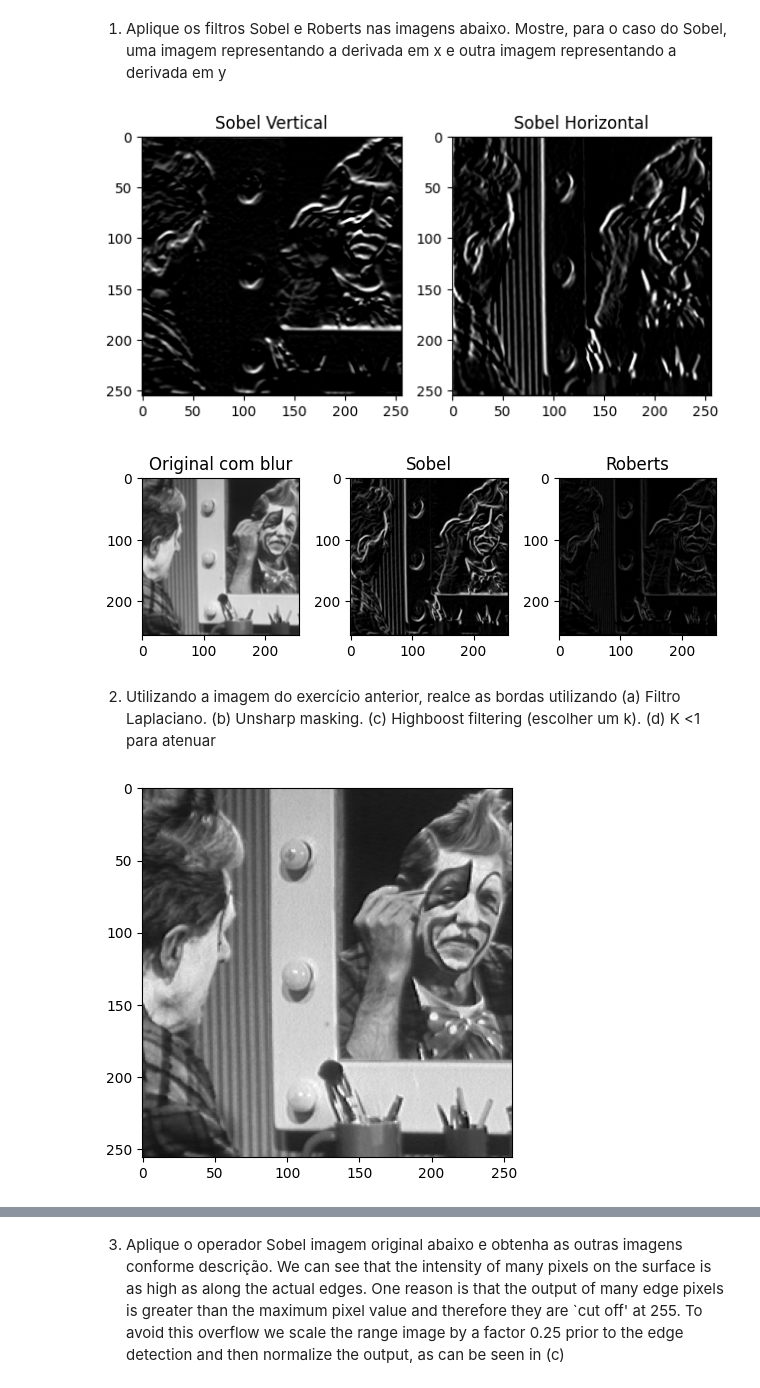
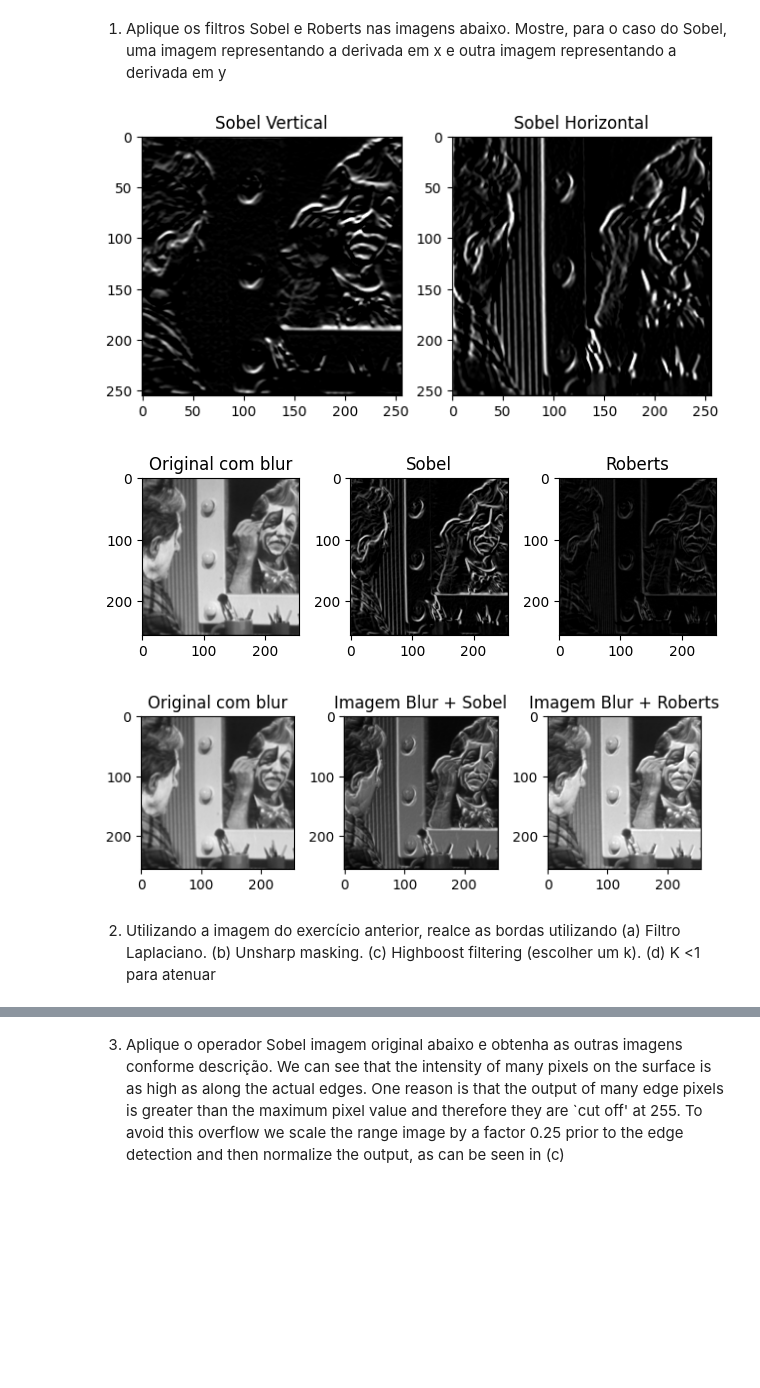
Before and after one commit to gventino/OpenCV2Practices, a Jupyter notebook: Lab05 - High pass filtering/Lab05.ipynb, the cells around one changed output, grey strips where cells are left out. Drawn from its saved outputs; the diff is of its cells as text; code cells hidden in the pictures; blank space fills up the shorter version.

```diff
--- a/Lab05 - High pass filtering/Lab05.ipynb
+++ b/Lab05 - High pass filtering/Lab05.ipynb
@@ -38,8 +38,6 @@ def apply_gaussian_filter(img, sigma, size=5):
 import cv2
 import matplotlib.pyplot as plt
 import numpy as np
-
-
 
 def conv(dimension:int, img, operator):
     new_img = img.copy()
@@ -71,50 +69,46 @@ def roberts(img):
     result = np.sqrt((np.float64(conv(2,img,h1))**2) + (np.float64(conv(2,img,h2))**2))
     return np.uint8(255*result/np.max(result))
 
-
-
-
-
-
 img1_original = cv2.imread("cln1.png", cv2.IMREAD_GRAYSCALE)
 img1 = apply_gaussian_filter(img1_original, 1.0, 5) #Desfoque gaussiano porque a imagem tem muito ruido\
 img2vertical, img2horizontal = sobel(img1)
 img3 = roberts(img1)
-
 
 plt.subplot(1, 2, 1)
 plt.imshow(img2vertical, cmap='gray')
 plt.title('Sobel Vertical')
 plt.subplot(1, 2, 2)
 plt.imshow(img2horizontal, cmap='gray')
 plt.title('Sobel Horizontal')
 plt.tight_layout()
 plt.show()
 
 plt.subplot(1, 3, 1)
 plt.imshow(img1, cmap='gray', vmin=0, vmax=255)
 plt.title('Original com blur')
 plt.subplot(1, 3, 2)
 plt.imshow(np.sqrt(img2vertical**2 + img2horizontal**2), cmap='gray')
 plt.title('Sobel')
 plt.subplot(1, 3, 3)
 plt.imshow(img3, cmap='gray', vmin=0, vmax=255)
 plt.title('Roberts')
 plt.tight_layout()
 plt.show()
+
+plt.subplot(1, 3, 1)
+plt.imshow(img1, cmap='gray', vmin=0, vmax=255)
+plt.title('Original com blur')
+plt.subplot(1, 3, 2)
+plt.imshow(img1+np.sqrt(img2vertical**2 + img2horizontal**2), cmap='gray')
+plt.title('Imagem Blur + Sobel')
+plt.subplot(1, 3, 3)
+plt.imshow(img1+img3, cmap='gray', vmin=0, vmax=255)
+plt.title('Imagem Blur + Roberts')
+plt.tight_layout()
+plt.show()
 # %% [output]
 [figure]
 [figure]
+[figure, added]
 # %% [markdown]
 2) Utilizando a imagem do exercício anterior, realce as bordas utilizando (a) Filtro Laplaciano. (b) Unsharp masking. (c) Highboost filtering (escolher um k). (d) K <1 para atenuar
-# %%
-# code here
-def laplace(img):
-    h1 = np.array([[0, 1, 0],
-                   [ 1, -4, 1],
-                   [ 0,  1, 0]])
-
-img1 = cv2.imread("cln1.png", cv2.IMREAD_GRAYSCALE)
-plt.imshow(img1, cmap='gray', vmin=0, vmax=255);
-# %% [output]
-[figure, removed]
```
Also changed, not shown: parts of 1 cell of this notebook.
